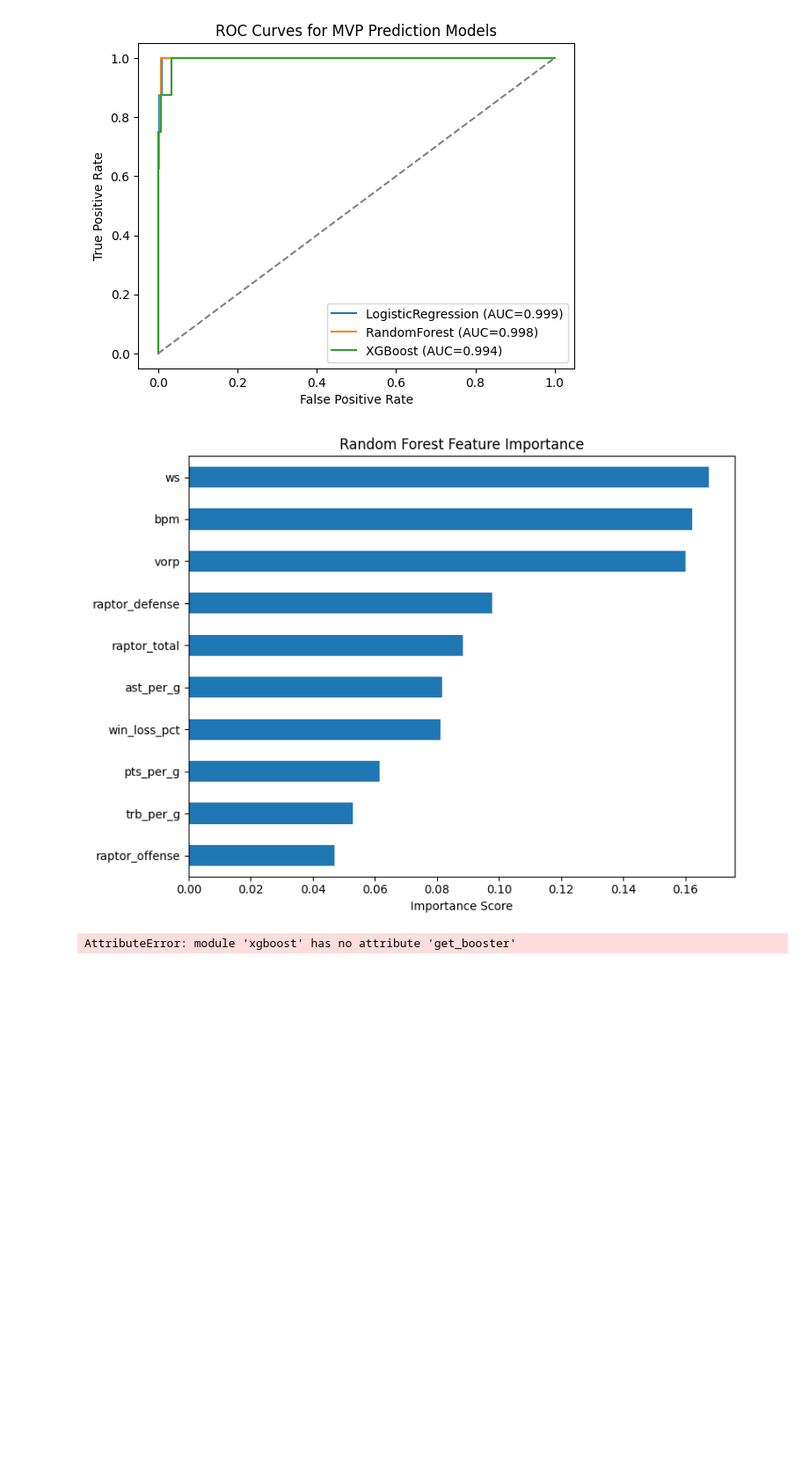
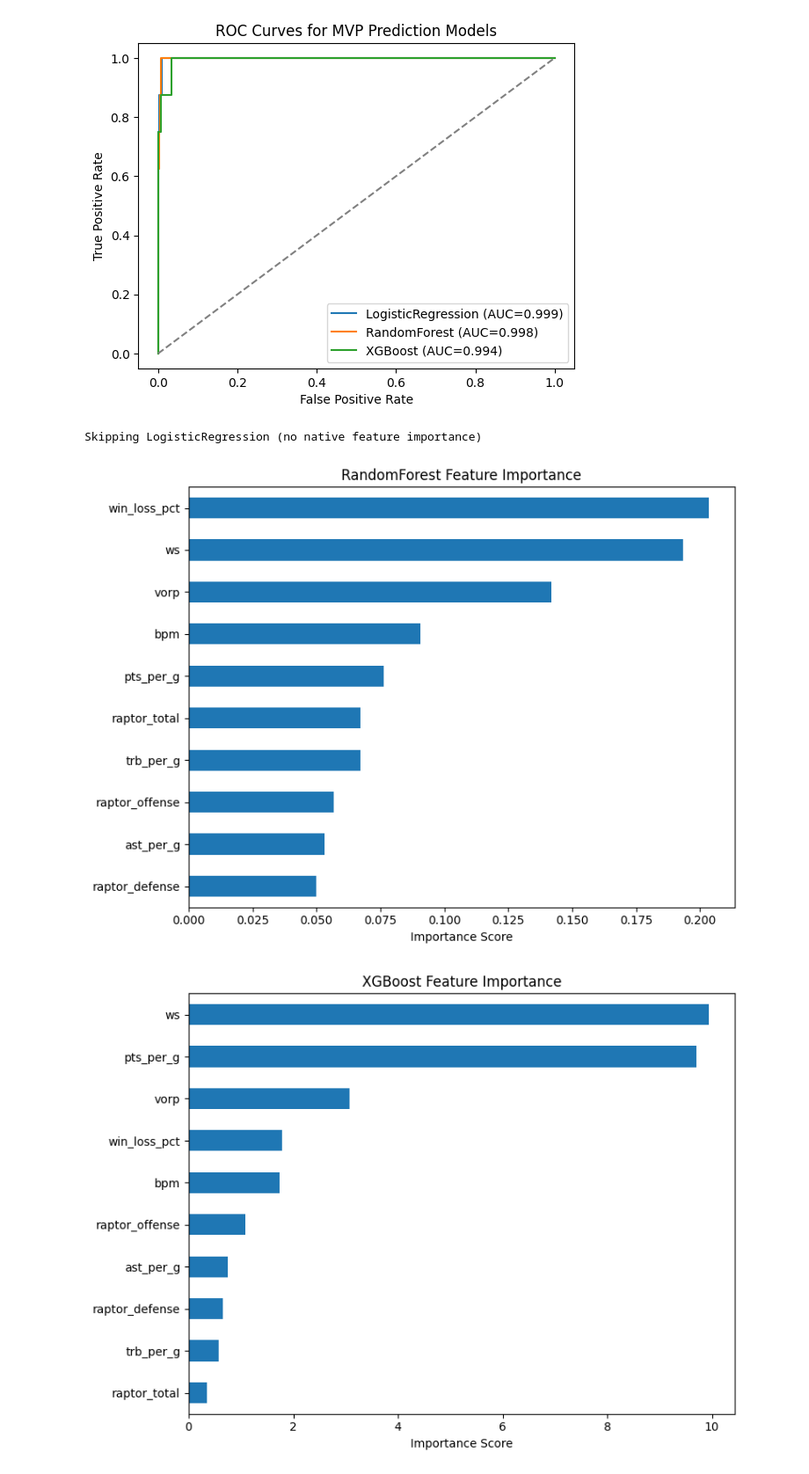
Before and after one commit to lydbsw/mvpprediction, a Jupyter notebook: mvp_prediction.ipynb, the cells around one changed output. Shown: that part at 88% size. Drawn from its saved outputs; the diff is of its cells as text; code cells hidden in the pictures; blank space fills up the shorter version.

Commit message:
fixed error in model reference)

```diff
--- a/mvp_prediction.ipynb
+++ b/mvp_prediction.ipynb
@@ -115,32 +115,29 @@ plt.show()
 # %% [output]
 [figure]
 # %%
-# --- Feature Importances ---
-models = {
-    "Random Forest": rf,
-    "XGBoost": xgb
-}
-
 for name, model in models.items():
     if name == "XGBoost":
-        # Use booster importance
         booster = model.get_booster()
         score = booster.get_score(importance_type="gain")
         importances = pd.Series(score).reindex(features).fillna(0)
+    elif hasattr(model, "feature_importances_"):
+        importances = pd.Series(model.feature_importances_, index=features)
     else:
-        importances = pd.Series(model.feature_importances_, index=features)
+        print(f"Skipping {name} (no native feature importance)")
+        continue
 
     importances = importances.sort_values(ascending=False)
     plt.figure(figsize=(8, 6))
     importances.plot(kind="barh")
     plt.title(f"{name} Feature Importance")
     plt.xlabel("Importance Score")
     plt.gca().invert_yaxis()
     plt.tight_layout()
     plt.show()
 # %% [output]
+Skipping LogisticRegression (no native feature importance)
-[figure, old version]
+[figure, new version]
-AttributeError: module 'xgboost' has no attribute 'get_booster'
+[figure, added]
 # %%
 # SHAP interpretability for Logistic Regression
 scaler = models["LogisticRegression"].named_steps["scaler"]
```
Also changed, not shown: parts of 1 cell of this notebook.
